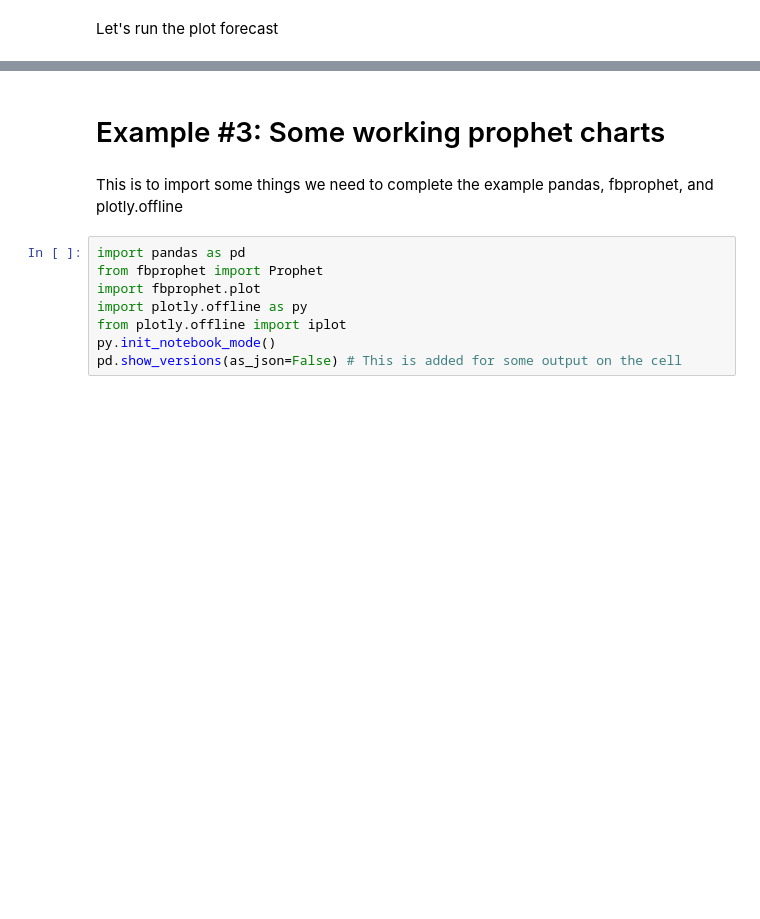
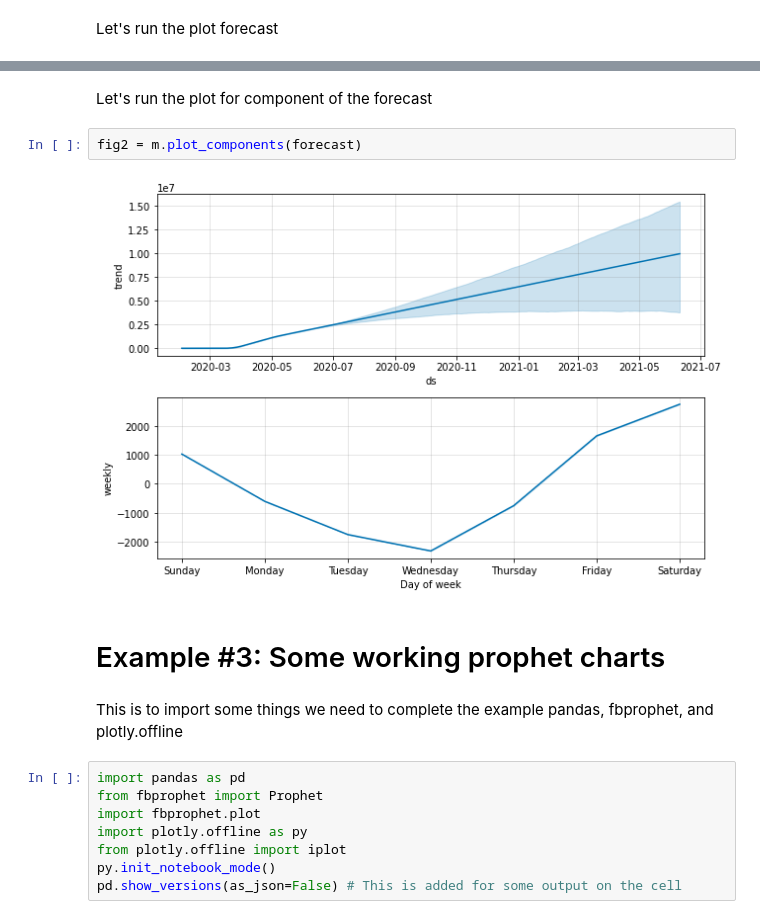
Before and after one commit to nelslindahlx/Data-Analysis, a Jupyter notebook: Covid19_forecast_with_Prophet_4_examples.ipynb, the cells around one changed output, grey strips where cells are left out. Drawn from its saved outputs; the diff is of its cells as text; blank space fills up the shorter version.

```diff
--- a/Covid19_forecast_with_Prophet_4_examples.ipynb
+++ b/Covid19_forecast_with_Prophet_4_examples.ipynb
@@ -82,3 +105,9 @@ fig1 = m.plot(forecast)
+# %% [markdown]
+Let's run the plot for component of the forecast
+# %%
+fig2 = m.plot_components(forecast)
+# %% [output]
+[figure, added]
 # %% [markdown]
 # Example #3: Some working prophet charts
 # %% [markdown]
```
Also changed, not shown: parts of 3 cells of this notebook.
